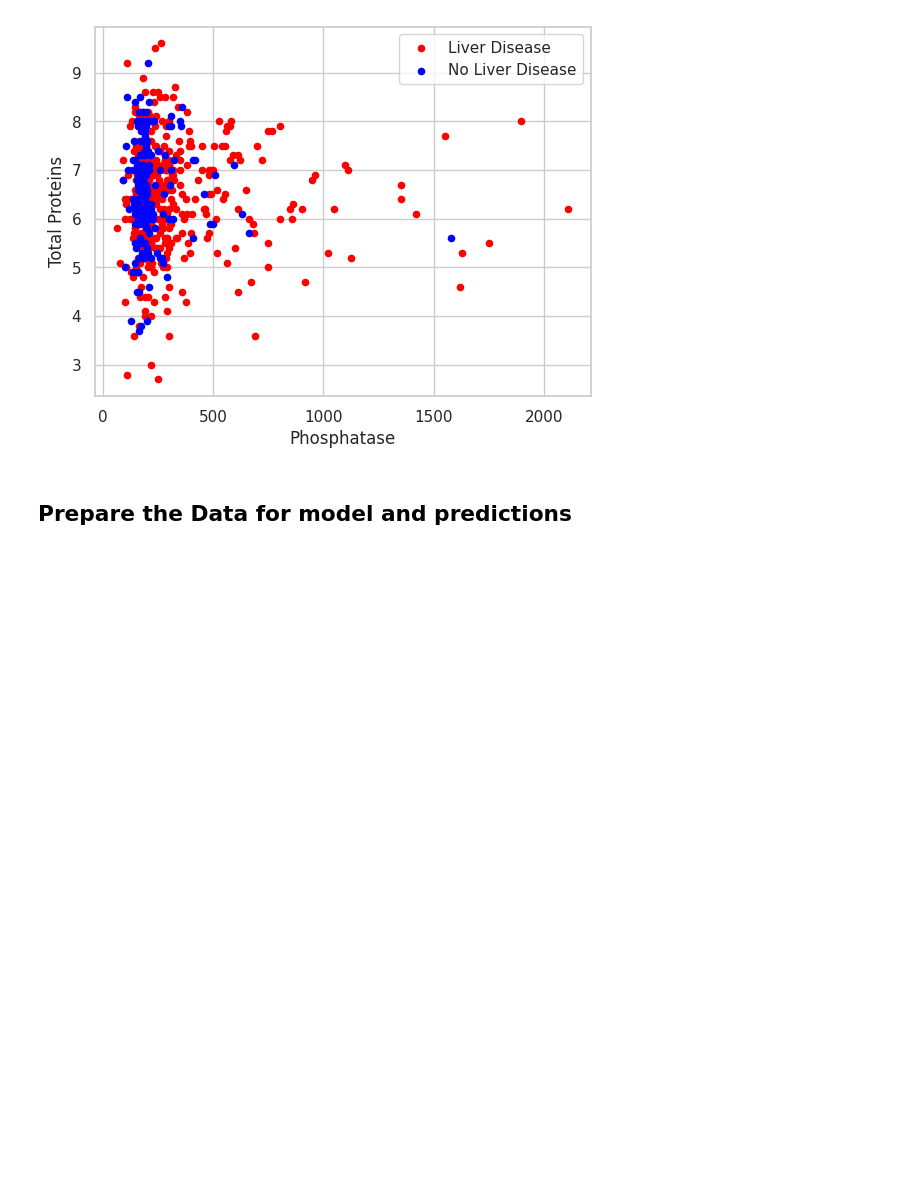
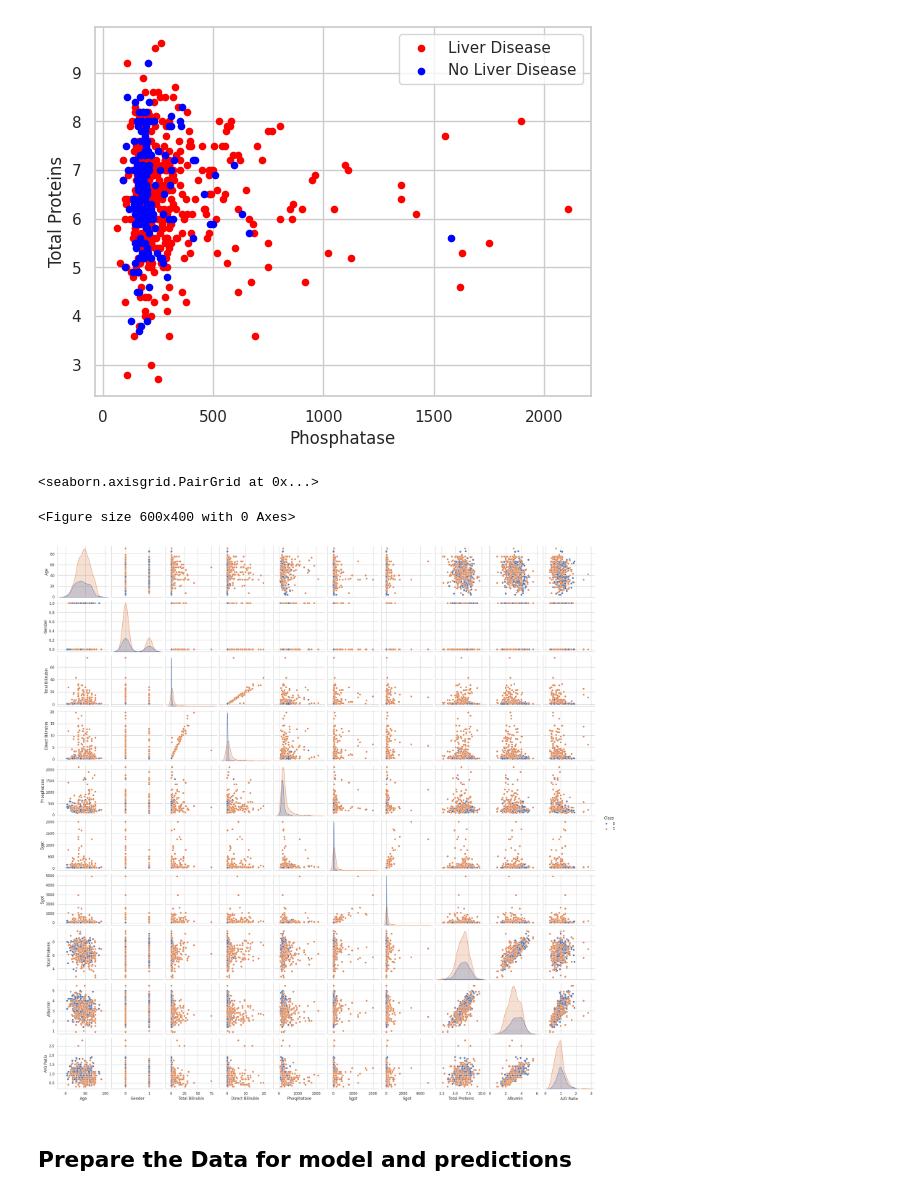
Before and after one commit to Evans2424/IACEC_Project_Model_Performance_Analysis, a Jupyter notebook: IACEC_MLProject.ipynb, the cells around one changed output. Cells and saved outputs as stored; diff of their text form; code cells hidden in the pictures; blank space fills up the shorter version.

```diff
--- a/IACEC_MLProject.ipynb
+++ b/IACEC_MLProject.ipynb
@@ -403,6 +403,14 @@ Not_Liver_disease_df.plot(kind='scatter', x='Phosphatase', y='Total Proteins', c
 [figure]
 [figure]
 [figure]
+# %%
+plt.figure(figsize=[6,4])
+import seaborn as sns
+sns.pairplot(liver_df1, hue='Class', diag_kind='kde')
+# %% [output]
+<seaborn.axisgrid.PairGrid at 0x...>
+<Figure size 600x400 with 0 Axes>
+[figure, added]
 # %% [markdown]
 ## Prepare the Data for model and predictions
 # %%
```
Also changed, not shown: parts of 2 cells of this notebook.
